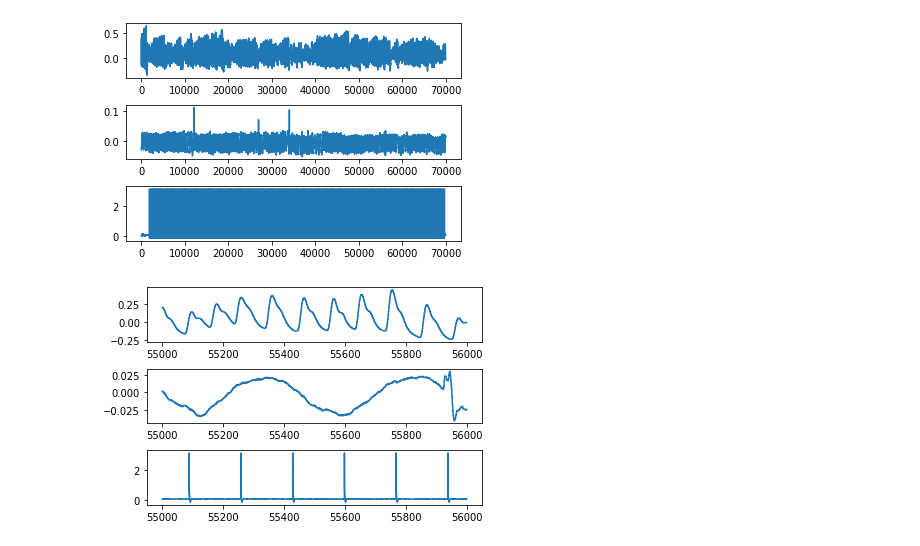
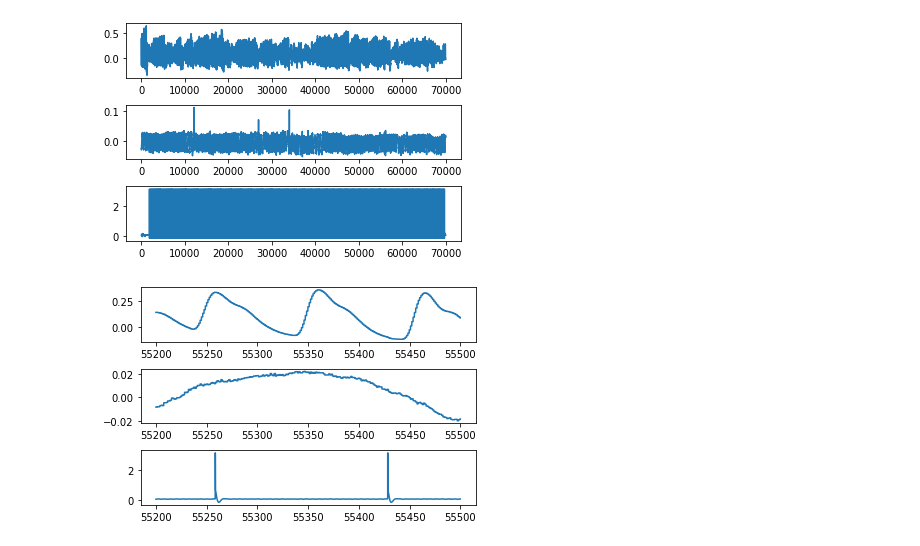
Before and after one commit to xinyiwan/phsioartefact_fMRI, a Jupyter notebook: data_visulization.ipynb, the cells around one changed output. Drawn from its saved outputs; the diff is of its cells as text; code cells hidden in the pictures.

```diff
--- a/data_visulization.ipynb
+++ b/data_visulization.ipynb
@@ -45,19 +45,19 @@ plt.show()
 # %% [output]
 [figure]
 # %%
-seg_1 = df[5500000:5600000]
+seg_1 = df[5520000:5550000]
 
 fig, (ax4, ax5, ax6) = plt.subplots(3,1)
 # make a little extra space between the subplots
 fig.subplots_adjust(hspace=0.5)
 
 
 
 dt = 0.01
-t = np.arange(55000, 56000, dt)
+t = np.arange(55200, 55500, dt)
 ax4.plot(t,seg_1['ppg'])
 ax5.plot(t,seg_1['respiration'])
 ax6.plot(t,seg_1['mri'])
 plt.show()
 # %% [output]
-[figure, old version]
+[figure, new version]
```
Also changed, not shown: 2 other files.
